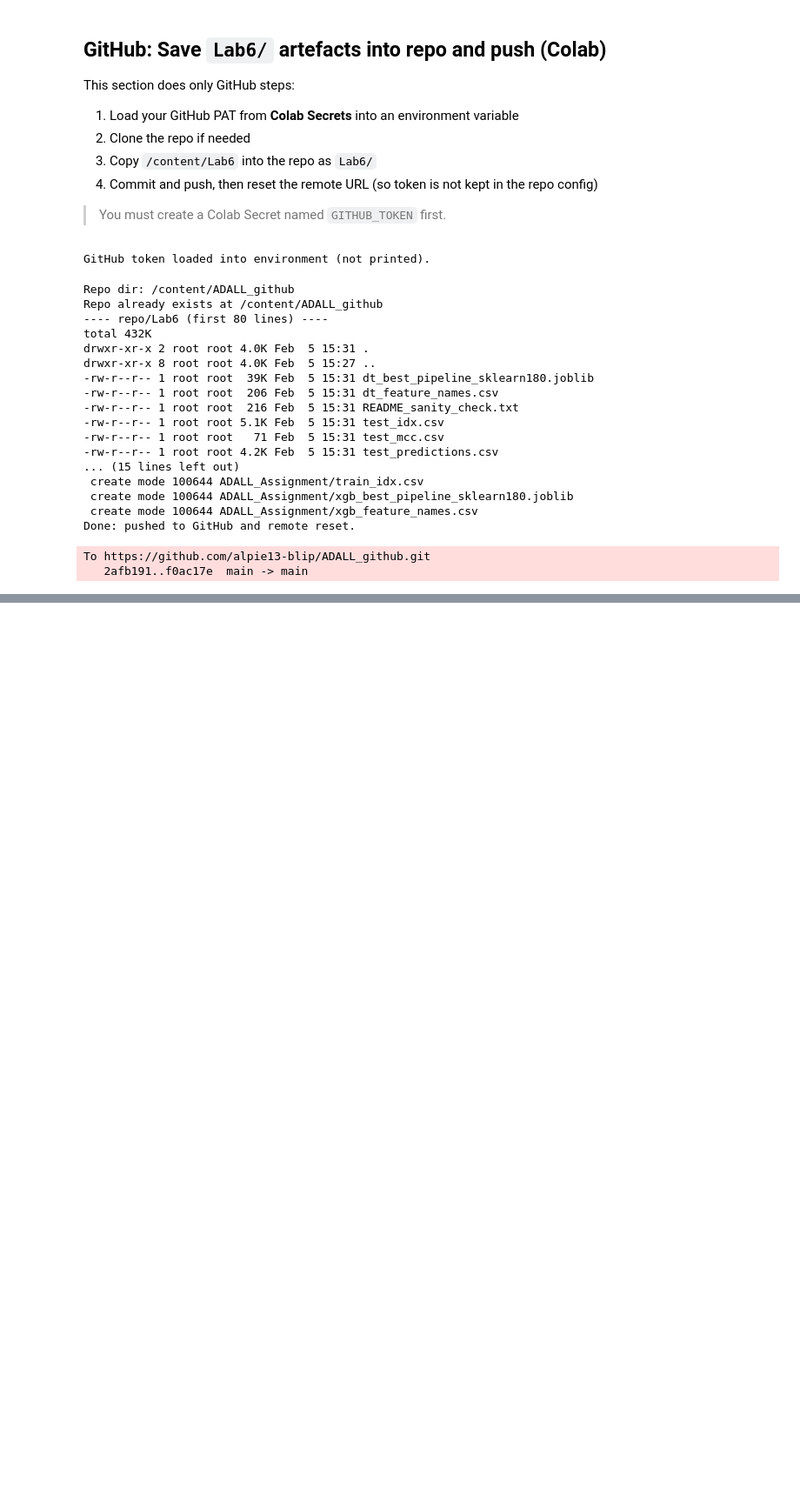
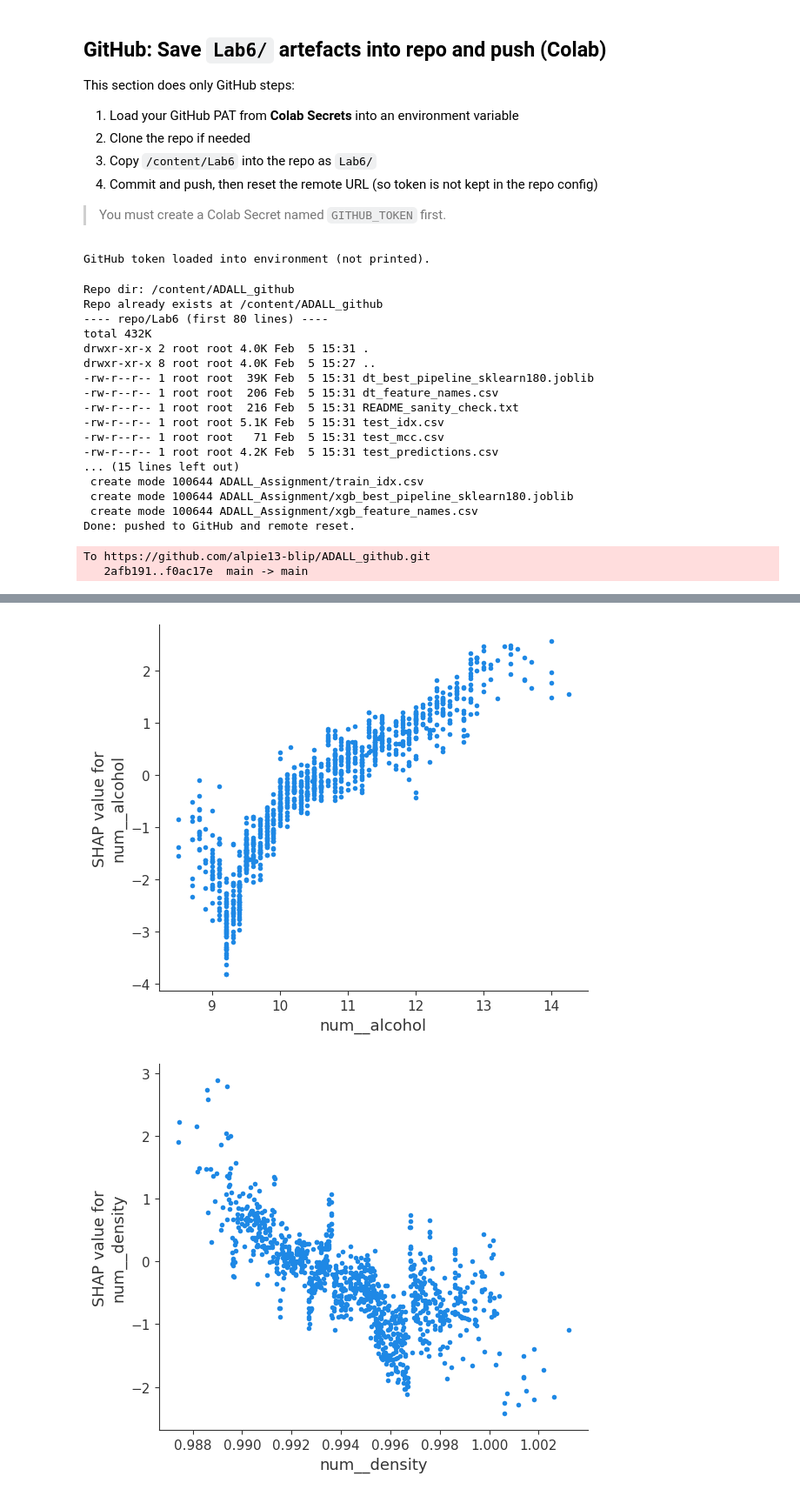
Before and after one commit to alpie13-blip/ADALL_github, a Jupyter notebook: ADALL/4641601C_ADALL_Project. v5.ipynb, the cells around one changed output, grey strips where cells are left out. Shown at 87% size. Drawn from its saved outputs; the diff is of its cells as text; code cells hidden in the pictures; blank space fills up the shorter version.

```diff
--- a/ADALL/4641601C_ADALL_Project. v5.ipynb
+++ b/ADALL/4641601C_ADALL_Project. v5.ipynb
@@ -1540,0 +1861,15 @@ To https://github.com/alpie13-blip/ADALL_github.git
+# %%
+for feature_name in xgb_feature_names_sorted[:10]:
+    shap.dependence_plot(
+        feature_name,
+        shap_xgb_c1,
+        X_test_xgb,
+        feature_names=xgb_feature_names,
+        interaction_index=None,
+        show=False
+    )
+    plt.tight_layout()
+    plt.show()
+# %% [output]
+[figure, added]
+[figure, added]
```
Also changed, not shown: parts of 22 cells of this notebook.
